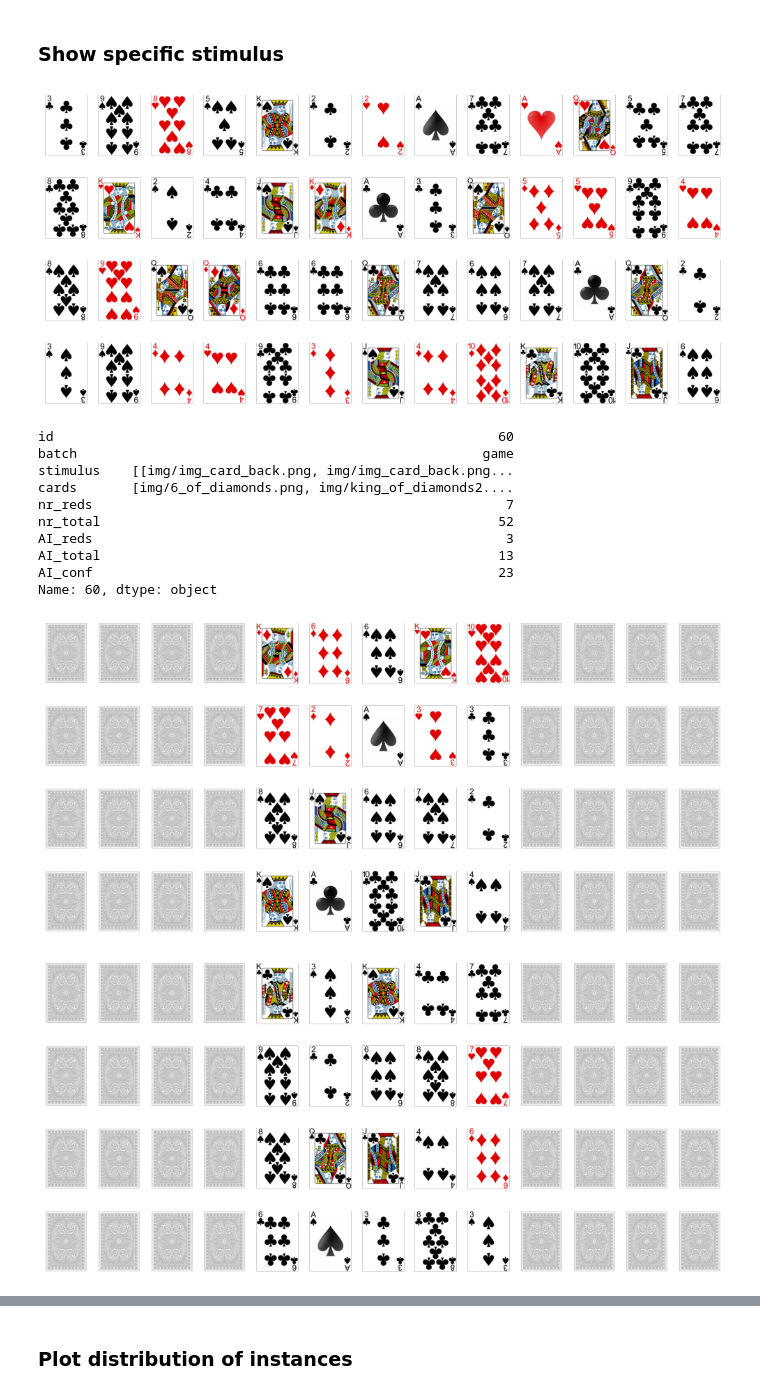
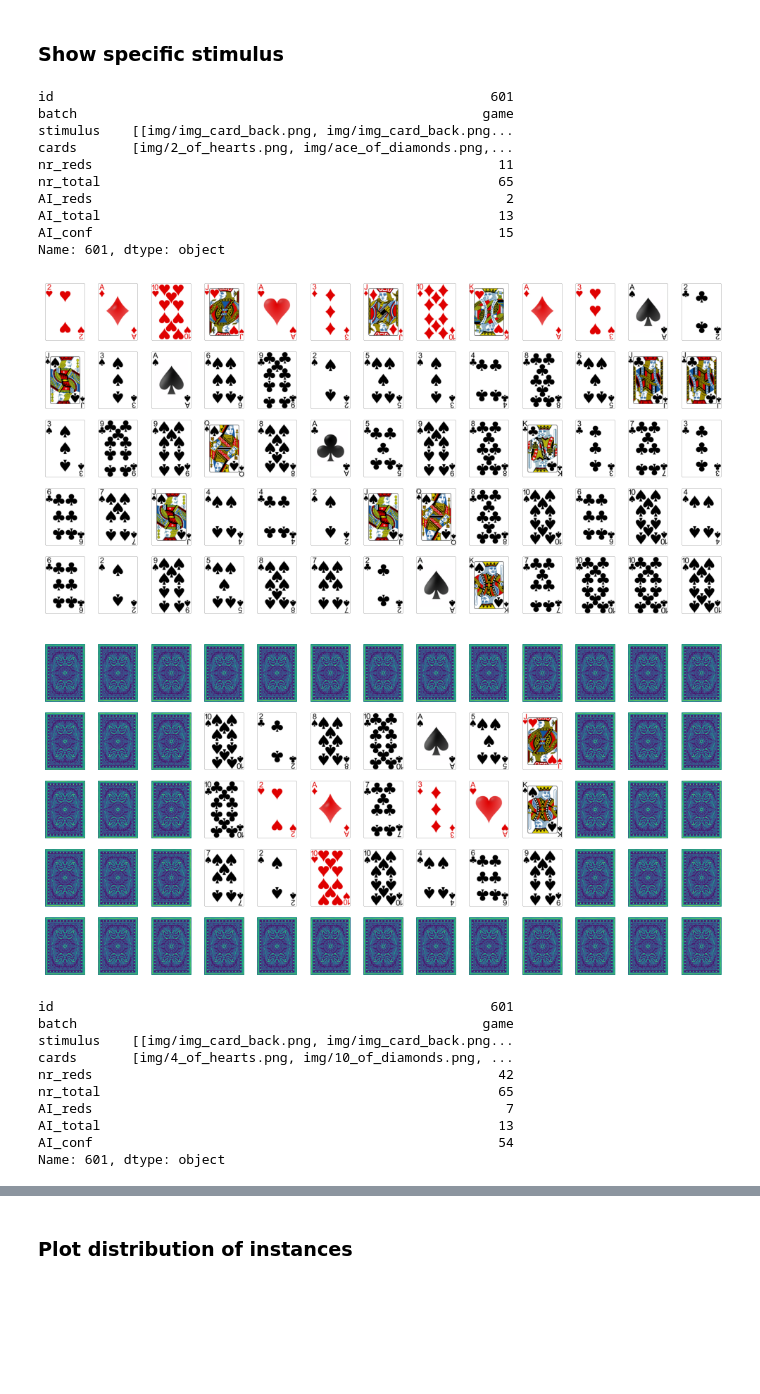
Before and after one commit to ninacobe/HAC_experiments, a Jupyter notebook: test_stimuli.ipynb, the cells around one changed output, grey strips where cells are left out. Saved outputs shown, nothing was run; the diff lists cells and outputs as text; code cells hidden in the pictures; blank space fills up the shorter version.

Commit message:
increased  of cards

```diff
--- a/test_stimuli.ipynb
+++ b/test_stimuli.ipynb
@@ -144,7 +170,8 @@ from mpl_toolkits.axes_grid1 import ImageGrid
 
 def show_grid(images):
     # Determine the layout of the grid
-    grid_size = (4, 13)  # Change this to fit your needs
+    # grid_size = (4, 13)  # Change this to fit your needs
+    grid_size = (5, 13)  # Change this to fit your needs
 
     fig, axs = plt.subplots(grid_size[0], grid_size[1], figsize=(10, 5))
     plt.subplots_adjust(wspace=0.05, hspace=0.05)
@@ -162,11 +189,14 @@ def show_grid(images):
 # %% [markdown]
 ### Create Stimuli ###
 # %%
-import create_stimuli_per_bin_center
+# import create_stimuli_per_bin_center
+# import importlib
+# importlib.reload(create_stimuli_per_bin_center)
+import create_stimuli_per_bin
 import importlib
-importlib.reload(create_stimuli_per_bin_center)
+importlib.reload(create_stimuli_per_bin)
 
-stimuli_hard, stimuli_random, stimuli_easy, attention = create_stimuli_per_bin_center.create_all_stimuli()
+stimuli_hard, stimuli_random, stimuli_easy, attention = create_stimuli_per_bin.create_all_stimuli()
 
 df_hard = pd.read_json(stimuli_hard)
 df_random = pd.read_json(stimuli_random)
@@ -192,27 +223,37 @@ Number of stimuli per level:  1800 1800 1800
 # %% [markdown]
 ### Show specific stimulus ###
-# %%
-hard_stimuli_trial_I = pd.read_json(open(f"./extra/experiment_trial_I/materials/stimuli_hard.json"))
-# hard_stimuli_trial_I = pd.read_json(open(f"./extra/materials_trial_seed4203/stimuli_hard.json"))
-
-show_grid(np.array(hard_stimuli_trial_I.loc[60,"stimulus"]).flatten().tolist())
-# %% [output]
-[figure, removed]
 # %%
-print(df_hard.loc[60])
-show_grid(np.array(df_hard.loc[60,"stimulus"]).flatten().tolist())
-show_grid(np.array(df_random.loc[60,"stimulus"]).flatten().tolist())
-show_grid(np.array(df_easy.loc[60,"stimulus"]).flatten().tolist())
+print(df_hard.loc[601])
+show_grid(np.array(df_hard.loc[601,"cards"]).tolist())
+show_grid(np.array(df_hard.loc[601,"stimulus"]).flatten().tolist())
+
+print(df_random.loc[601])
+show_grid(np.array(df_random.loc[601,"cards"]).tolist())
+show_grid(np.array(df_random.loc[601,"stimulus"]).flatten().tolist())
+
+print(df_easy.loc[601])
+show_grid(np.array(df_easy.loc[601,"cards"]).tolist())
+show_grid(np.array(df_easy.loc[601,"stimulus"]).flatten().tolist())
 # %% [output]
-id                                                         60
+id                                                        601
 batch                                                    game
 stimulus    [[img/img_card_back.png, img/img_card_back.png...
-cards       [img/6_of_diamonds.png, img/king_of_diamonds2....
-nr_reds                                                     7
-nr_total                                                   52
-AI_reds                                                     3
+cards       [img/2_of_hearts.png, img/ace_of_diamonds.png,...
+nr_reds                                                    11
+nr_total                                                   65
+AI_reds                                                     2
 AI_total                                                   13
-AI_conf                                                    23
-Name: 60, dtype: object
+AI_conf                                                    15
+Name: 601, dtype: object
-[figure, old version]
+[figure, new version]
-[figure, old version]
+[figure, new version]
+id                                                        601
+batch                                                    game
+stimulus    [[img/img_card_back.png, img/img_card_back.png...
+cards       [img/4_of_hearts.png, img/10_of_diamonds.png, ...
+nr_reds                                                    42
+nr_total                                                   65
+AI_reds                                                     7
+AI_total                                                   13
+AI_conf                                                    54
+Name: 601, dtype: object
```
Also changed, not shown: parts of 20 cells of this notebook, 10 other files.
